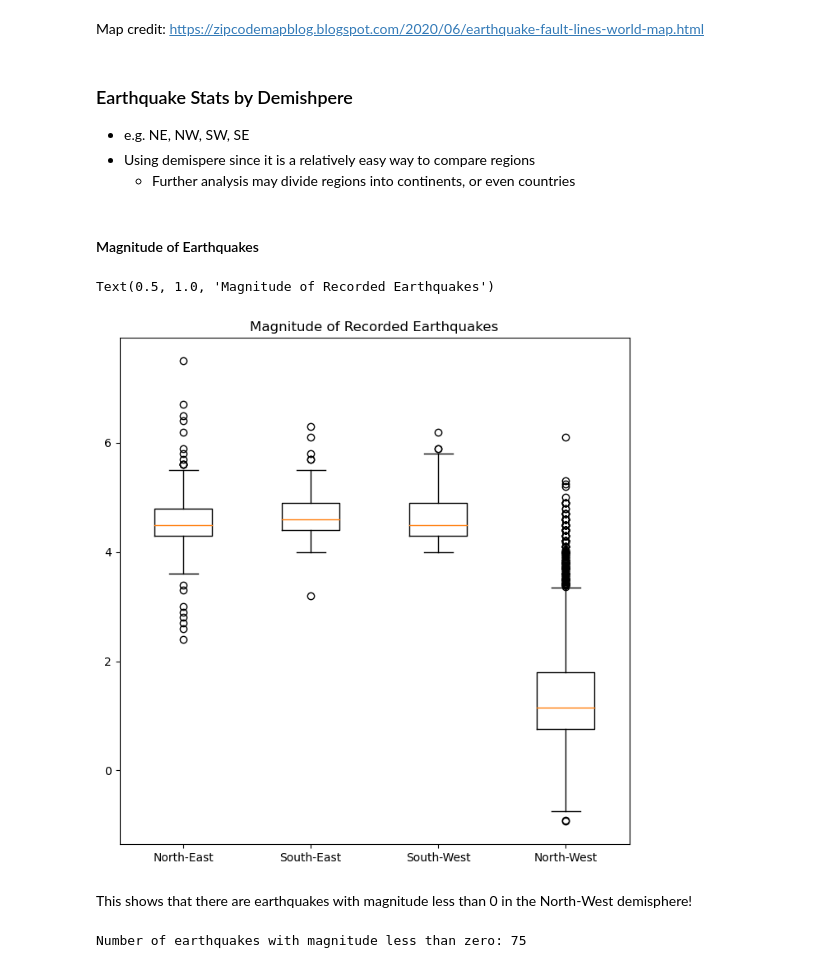
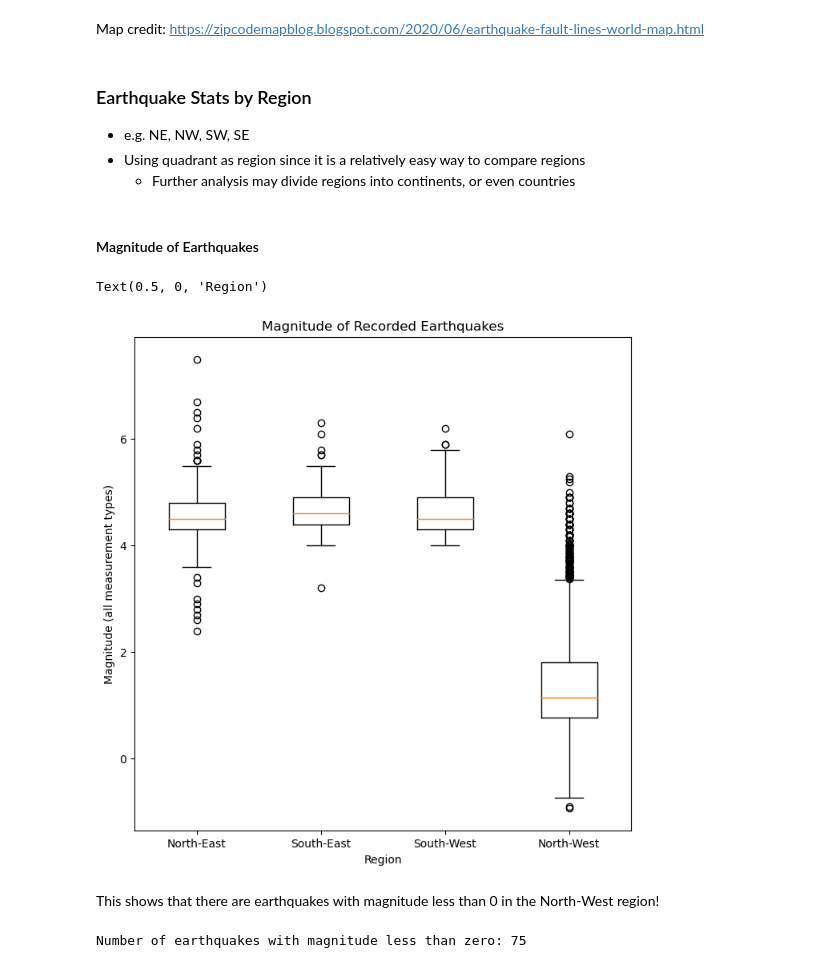
Before and after one commit to ADPriceless/TheDeveloperAcademy_Assignments5and6, a Jupyter notebook: assignment5.ipynb, the cells around one changed output. Saved outputs shown, nothing was run; the diff lists cells and outputs as text; code cells hidden in the pictures.

```diff
--- a/assignment5.ipynb
+++ b/assignment5.ipynb
@@ -298,9 +308,9 @@ with Image.open('img\\fault_lines.jpg') as img:
 # %% [markdown]
 Map credit: https://zipcodemapblog.blogspot.com/2020/06/earthquake-fault-lines-world-map.html
 # %% [markdown]
-### Earthquake Stats by Demishpere
+### Earthquake Stats by Region
 - e.g. NE, NW, SW, SE
-- Using demispere since it is a relatively easy way to compare regions
+- Using quadrant as region since it is a relatively easy way to compare regions
   - Further analysis may divide regions into continents, or even countries
 # %%
 only_earthquake = earthquake.where(earthquake['type'] == 'earthquake').dropna()
@@ -316,19 +326,21 @@ df_south_west = only_earthquake[south & west].dropna()
 df_north_west = only_earthquake[north & west].dropna()
 
 labels=['North-East', 'South-East', 'South-West', 'North-West']
-demisphere_dfs = [df_north_east, df_south_east, df_south_west, df_north_west]
+quadrant_dfs = [df_north_east, df_south_east, df_south_west, df_north_west]
 # %% [markdown]
 #### Magnitude of Earthquakes
 # %%
 fig = plt.figure(figsize=(8,8))
-demisphere_mags = [demisphere['mag'] for demisphere in demisphere_dfs]
-plt.boxplot(demisphere_mags, labels=labels)
+region_mags = [region['mag'] for region in quadrant_dfs]
+plt.boxplot(region_mags, labels=labels)
 plt.title('Magnitude of Recorded Earthquakes')
+plt.ylabel('Magnitude (all measurement types)')
+plt.xlabel('Region')
 # %% [output]
-Text(0.5, 1.0, 'Magnitude of Recorded Earthquakes')
+Text(0.5, 0, 'Region')
-[figure, old version]
+[figure, new version]
 # %% [markdown]
-This shows that there are earthquakes with magnitude less than 0 in the North-West demisphere!
+This shows that there are earthquakes with magnitude less than 0 in the North-West region!
 # %%
 num_negative = only_earthquake[only_earthquake['mag'] < 0.0]['mag'].count()
 print(f'Number of earthquakes with magnitude less than zero: {num_negative}')
```
Also changed, not shown: parts of 16 cells of this notebook.
